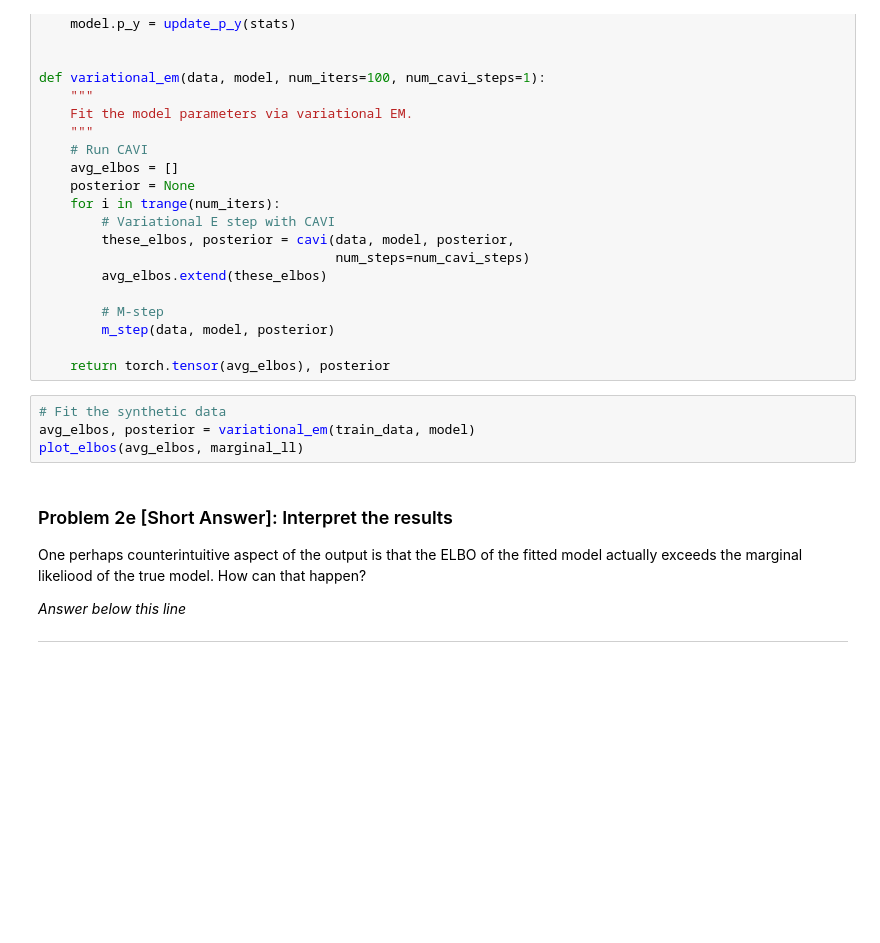
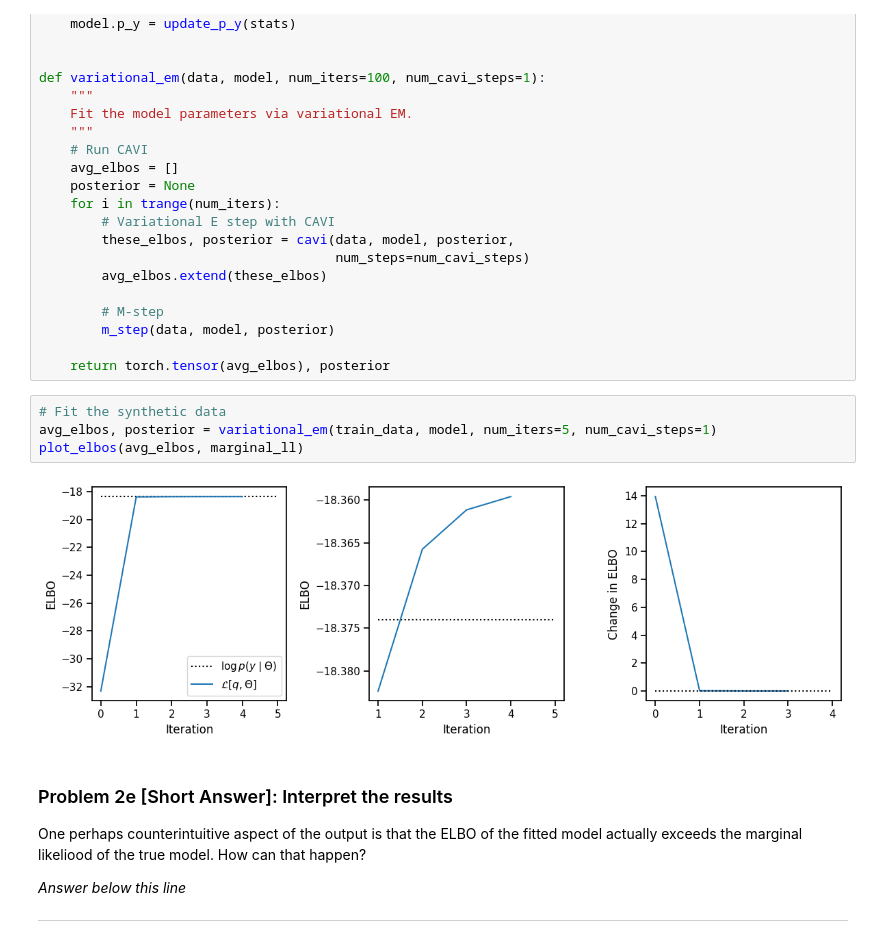
Before and after one commit to msenselab/Variational-Neural-Inference, a Jupyter notebook: VAE-Tutorial/Part3_Variational/05_variational_em.ipynb, the cells around one changed output. Cells and saved outputs as stored; diff of their text form; blank space fills up the shorter version.

```diff
--- a/VAE-Tutorial/Part3_Variational/05_variational_em.ipynb
+++ b/VAE-Tutorial/Part3_Variational/05_variational_em.ipynb
@@ -1296,8 +1322,10 @@ def variational_em(data, model, num_iters=100, num_cavi_steps=1):
     return torch.tensor(avg_elbos), posterior
 # %%
 # Fit the synthetic data
-avg_elbos, posterior = variational_em(train_data, model)
+avg_elbos, posterior = variational_em(train_data, model, num_iters=5, num_cavi_steps=1)
 plot_elbos(avg_elbos, marginal_ll)
+# %% [output]
+[figure, added]
 # %% [markdown]
 ### Problem 2e [Short Answer]: Interpret the results
 
```
Also changed, not shown: parts of 30 cells of this notebook, 17 other files.
